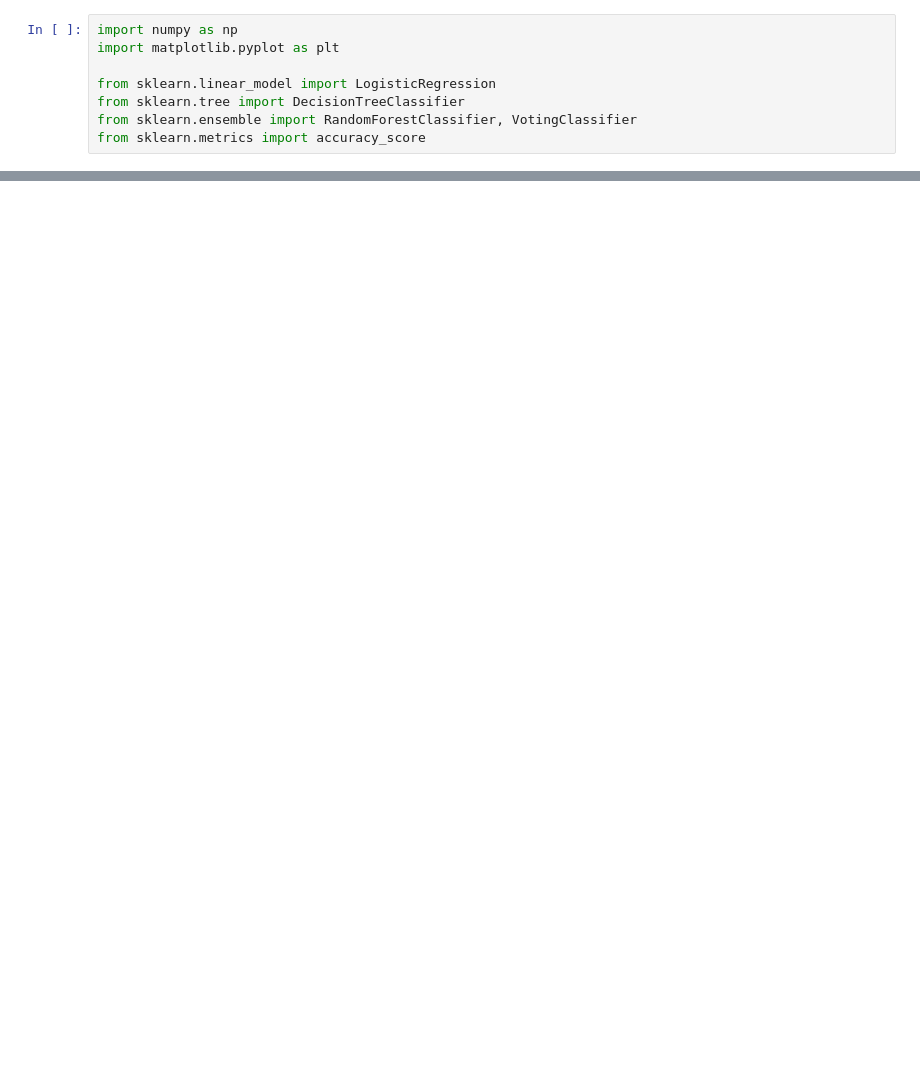
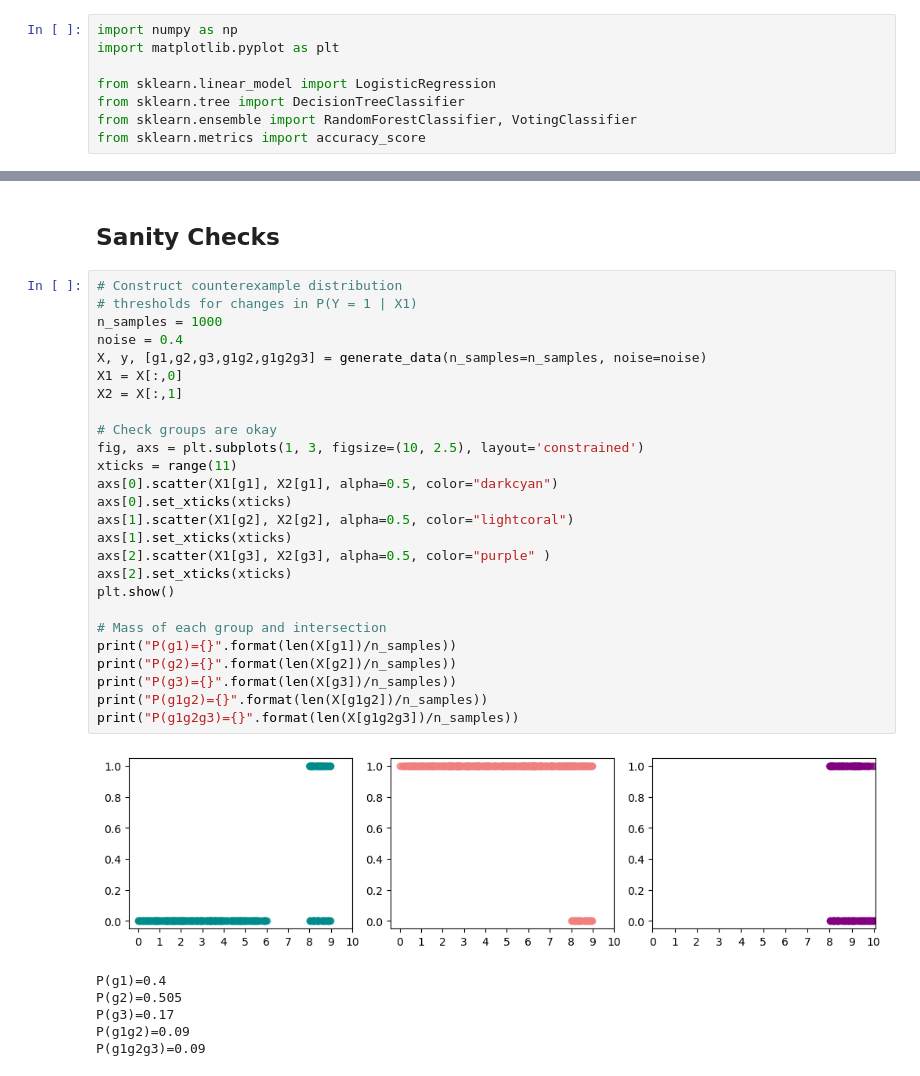
Before and after one commit to samuel-deng/tree_robust, a Jupyter notebook: experiments_synthetic_counterexample.ipynb, the cells around one changed output, grey strips where cells are left out. Drawn from its saved outputs; the diff is of its cells as text; blank space fills up the shorter version.

```diff
--- a/experiments_synthetic_counterexample.ipynb
+++ b/experiments_synthetic_counterexample.ipynb
@@ -40,3 +36,38 @@ g1g2g3 = np.intersect1d(g1g2, g3)
+# %% [markdown]
+## Sanity Checks
+# %%
+# Construct counterexample distribution
+# thresholds for changes in P(Y = 1 | X1)
+n_samples = 1000
+noise = 0.4
+X, y, [g1,g2,g3,g1g2,g1g2g3] = generate_data(n_samples=n_samples, noise=noise)
+X1 = X[:,0]
+X2 = X[:,1]
+
+# Check groups are okay
+fig, axs = plt.subplots(1, 3, figsize=(10, 2.5), layout='constrained')
+xticks = range(11)
+axs[0].scatter(X1[g1], X2[g1], alpha=0.5, color="darkcyan")
+axs[0].set_xticks(xticks)
+axs[1].scatter(X1[g2], X2[g2], alpha=0.5, color="lightcoral")
+axs[1].set_xticks(xticks)
+axs[2].scatter(X1[g3], X2[g3], alpha=0.5, color="purple" )
+axs[2].set_xticks(xticks)
+plt.show()
+
+# Mass of each group and intersection
+print("P(g1)={}".format(len(X[g1])/n_samples))
+print("P(g2)={}".format(len(X[g2])/n_samples))
+print("P(g3)={}".format(len(X[g3])/n_samples))
+print("P(g1g2)={}".format(len(X[g1g2])/n_samples))
+print("P(g1g2g3)={}".format(len(X[g1g2g3])/n_samples))
+# %% [output]
+[figure, added]
+P(g1)=0.4
+P(g2)=0.505
+P(g3)=0.17
+P(g1g2)=0.09
+P(g1g2g3)=0.09
 # %%
 # Sanity check g1
 y1 = np.where(y == 1)
```
Also changed, not shown: parts of 17 cells of this notebook.
